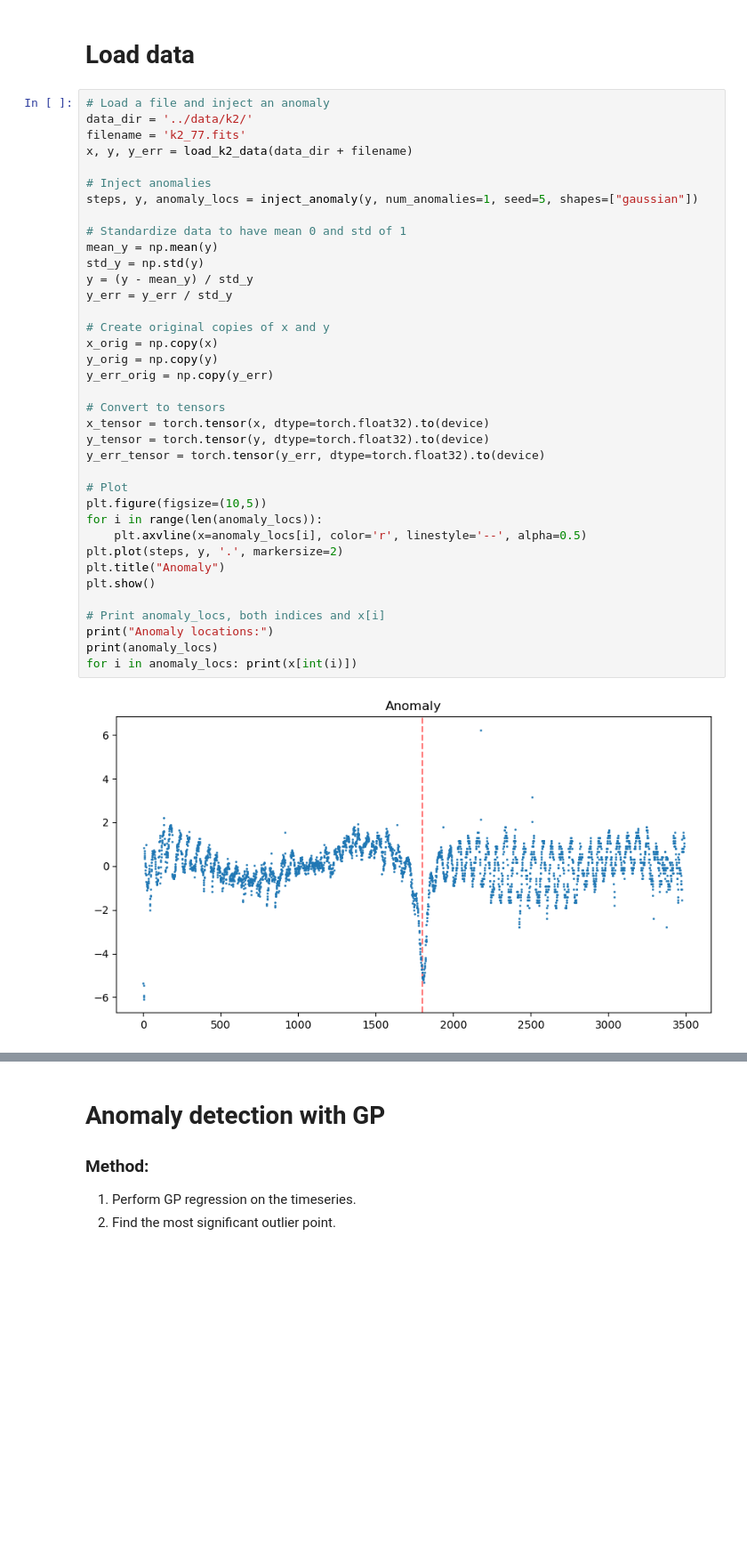
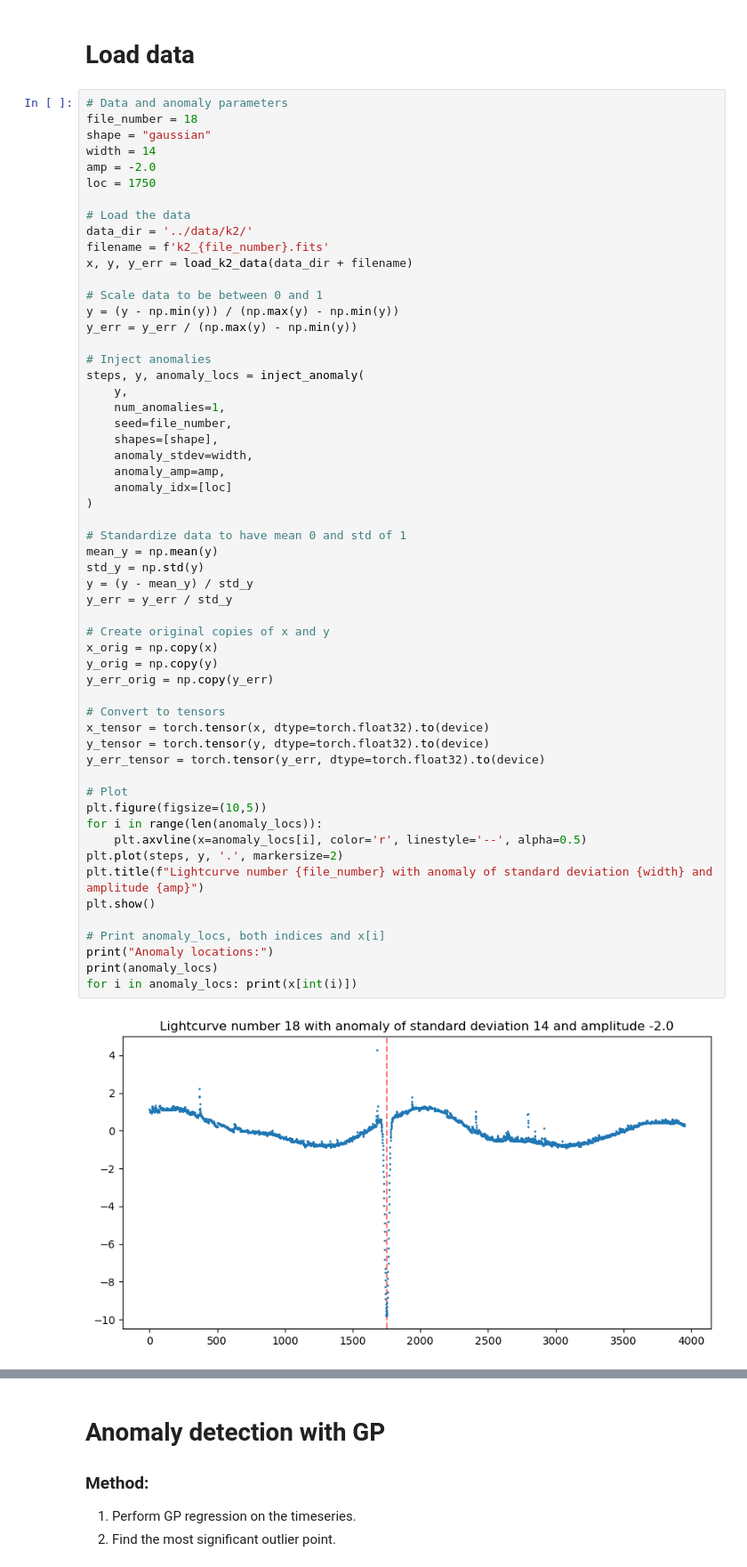
Before and after one commit to linneawolniewicz/dipper-detection, a Jupyter notebook: scripts/explore_gp.ipynb, the cells around one changed output, grey strips where cells are left out. Shown at 89% size. Drawn from its saved outputs; the diff is of its cells as text; blank space fills up the shorter version.

Commit message:
add results for anomaly width and depth exploration; add file to analyze the results

```diff
--- a/scripts/explore_gp.ipynb
+++ b/scripts/explore_gp.ipynb
@@ -14,42 +14,61 @@ Using device: cuda
 # %% [markdown]
 # Load data
 # %%
-# Load a file and inject an anomaly
+# Data and anomaly parameters
+file_number = 18
+shape = "gaussian"
+width = 14
+amp = -2.0
+loc = 1750
+
+# Load the data
 data_dir = '../data/k2/'
-filename = 'k2_77.fits'
+filename = f'k2_{file_number}.fits'
 x, y, y_err = load_k2_data(data_dir + filename)
 
+# Scale data to be between 0 and 1
+y = (y - np.min(y)) / (np.max(y) - np.min(y))
+y_err = y_err / (np.max(y) - np.min(y))
+
 # Inject anomalies
-steps, y, anomaly_locs = inject_anomaly(y, num_anomalies=1, seed=5, shapes=["gaussian"])
+steps, y, anomaly_locs = inject_anomaly(
+    y,
+    num_anomalies=1,
+    seed=file_number,
+    shapes=[shape],
+    anomaly_stdev=width,
+    anomaly_amp=amp,
+    anomaly_idx=[loc]
+)
 
 # Standardize data to have mean 0 and std of 1
 mean_y = np.mean(y)
 std_y = np.std(y)
 y = (y - mean_y) / std_y
 y_err = y_err / std_y
 
 # Create original copies of x and y
 x_orig = np.copy(x)
 y_orig = np.copy(y)
 y_err_orig = np.copy(y_err)
 
 # Convert to tensors
 x_tensor = torch.tensor(x, dtype=torch.float32).to(device)
 y_tensor = torch.tensor(y, dtype=torch.float32).to(device)
 y_err_tensor = torch.tensor(y_err, dtype=torch.float32).to(device)
 
 # Plot
 plt.figure(figsize=(10,5))
 for i in range(len(anomaly_locs)):
     plt.axvline(x=anomaly_locs[i], color='r', linestyle='--', alpha=0.5)
 plt.plot(steps, y, '.', markersize=2)
-plt.title("Anomaly")
+plt.title(f"Lightcurve number {file_number} with anomaly of standard deviation {width} and amplitude {amp}")
 plt.show()
 
 # Print anomaly_locs, both indices and x[i]
 print("Anomaly locations:")
 print(anomaly_locs)
 for i in anomaly_locs: print(x[int(i)])
 # %% [output]
-[figure, old version]
+[figure, new version]
 Anomaly locations:
```
Also changed, not shown: parts of 5 cells of this notebook, 5 other files.
